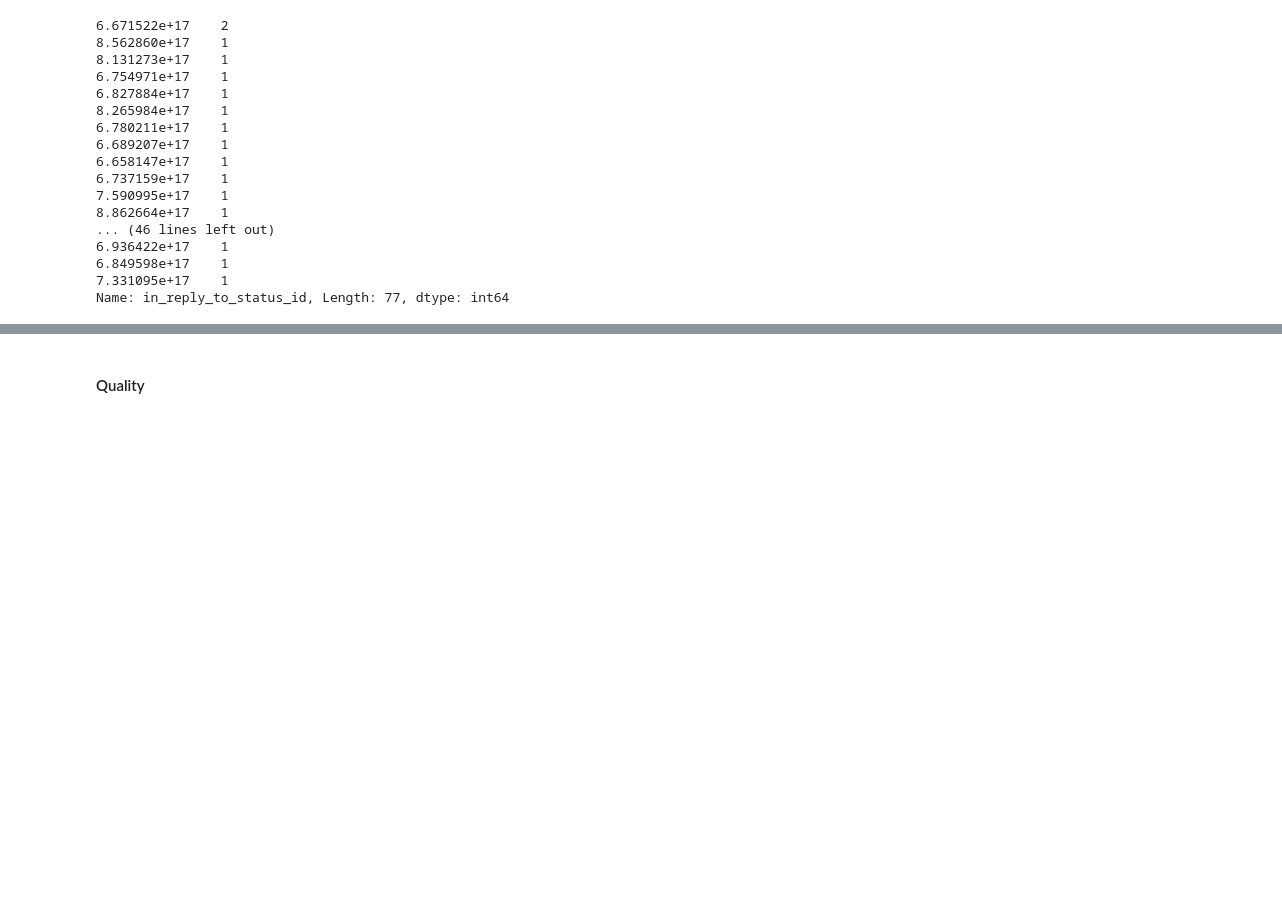
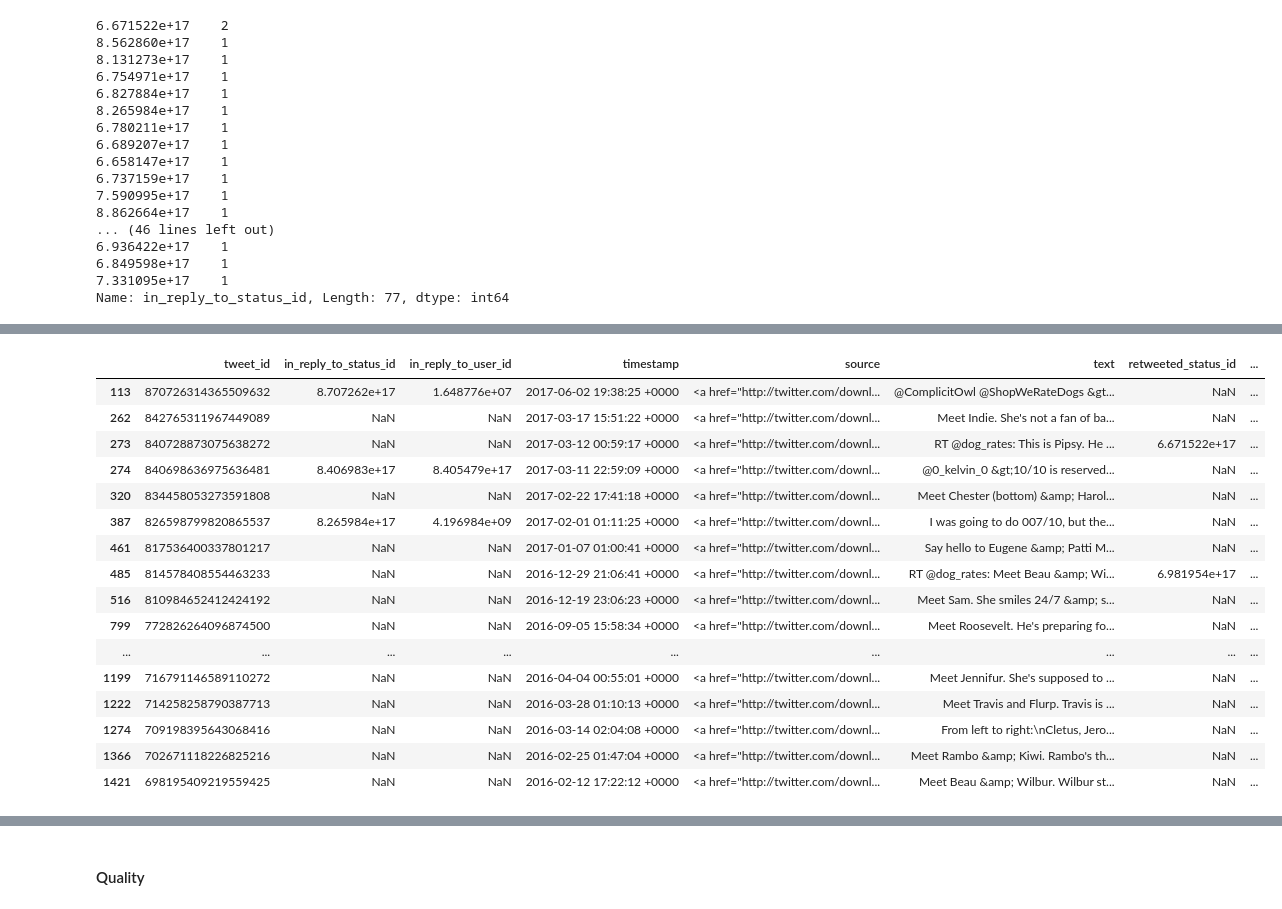
Before and after one commit to ordepzero/weratedogs_tweet_analysis, a Jupyter notebook: wrangle_act.ipynb, the cells around one changed output, grey strips where cells are left out. Saved outputs shown, nothing was run; the diff lists cells and outputs as text; code cells hidden in the pictures; blank space fills up the shorter version.

Commit message:
feat: add assess to twitter archive enhanced file

```diff
--- a/wrangle_act.ipynb
+++ b/wrangle_act.ipynb
@@ -101,0 +168,2 @@ Name: in_reply_to_status_id, Length: 77, dtype: int64
+# %%
+pd.set_option('display.max_colwidth', -1) # permit the unlimited number of characters
@@ -101,0 +191,20 @@ Name: in_reply_to_status_id, Length: 77, dtype: int64
+# %%
+df_twitter[df_twitter['text'].str.contains("&")].head(20)
+# %% [output]
+|  | tweet_id | in_reply_to_status_id | in_reply_to_user_id | timestamp | source | text | retweeted_status_id | ... |
+| 113 | 870726314365509632 | 8.707262e+17 | 1.648776e+07 | 2017-06-02 19:38:25 +0000 | <a href="http://twitter.com/downl... | @ComplicitOwl @ShopWeRateDogs &gt... | NaN | ... |
+| 262 | 842765311967449089 | NaN | NaN | 2017-03-17 15:51:22 +0000 | <a href="http://twitter.com/downl... | Meet Indie. She's not a fan of ba... | NaN | ... |
+| 273 | 840728873075638272 | NaN | NaN | 2017-03-12 00:59:17 +0000 | <a href="http://twitter.com/downl... | RT @dog_rates: This is Pipsy. He ... | 6.671522e+17 | ... |
+| 274 | 840698636975636481 | 8.406983e+17 | 8.405479e+17 | 2017-03-11 22:59:09 +0000 | <a href="http://twitter.com/downl... | @0_kelvin_0 &gt;10/10 is reserved... | NaN | ... |
+| 320 | 834458053273591808 | NaN | NaN | 2017-02-22 17:41:18 +0000 | <a href="http://twitter.com/downl... | Meet Chester (bottom) &amp; Harol... | NaN | ... |
+| 387 | 826598799820865537 | 8.265984e+17 | 4.196984e+09 | 2017-02-01 01:11:25 +0000 | <a href="http://twitter.com/downl... | I was going to do 007/10, but the... | NaN | ... |
+| 461 | 817536400337801217 | NaN | NaN | 2017-01-07 01:00:41 +0000 | <a href="http://twitter.com/downl... | Say hello to Eugene &amp; Patti M... | NaN | ... |
+| 485 | 814578408554463233 | NaN | NaN | 2016-12-29 21:06:41 +0000 | <a href="http://twitter.com/downl... | RT @dog_rates: Meet Beau &amp; Wi... | 6.981954e+17 | ... |
+| 516 | 810984652412424192 | NaN | NaN | 2016-12-19 23:06:23 +0000 | <a href="http://twitter.com/downl... | Meet Sam. She smiles 24/7 &amp; s... | NaN | ... |
+| 799 | 772826264096874500 | NaN | NaN | 2016-09-05 15:58:34 +0000 | <a href="http://twitter.com/downl... | Meet Roosevelt. He's preparing fo... | NaN | ... |
+| ... | ... | ... | ... | ... | ... | ... | ... | ... |
+| 1199 | 716791146589110272 | NaN | NaN | 2016-04-04 00:55:01 +0000 | <a href="http://twitter.com/downl... | Meet Jennifur. She's supposed to ... | NaN | ... |
+| 1222 | 714258258790387713 | NaN | NaN | 2016-03-28 01:10:13 +0000 | <a href="http://twitter.com/downl... | Meet Travis and Flurp. Travis is ... | NaN | ... |
+| 1274 | 709198395643068416 | NaN | NaN | 2016-03-14 02:04:08 +0000 | <a href="http://twitter.com/downl... | From left to right:\nCletus, Jero... | NaN | ... |
+| 1366 | 702671118226825216 | NaN | NaN | 2016-02-25 01:47:04 +0000 | <a href="http://twitter.com/downl... | Meet Rambo &amp; Kiwi. Rambo's th... | NaN | ... |
+| 1421 | 698195409219559425 | NaN | NaN | 2016-02-12 17:22:12 +0000 | <a href="http://twitter.com/downl... | Meet Beau &amp; Wilbur. Wilbur st... | NaN | ... |
```
Also changed, not shown: parts of 10 cells of this notebook.
